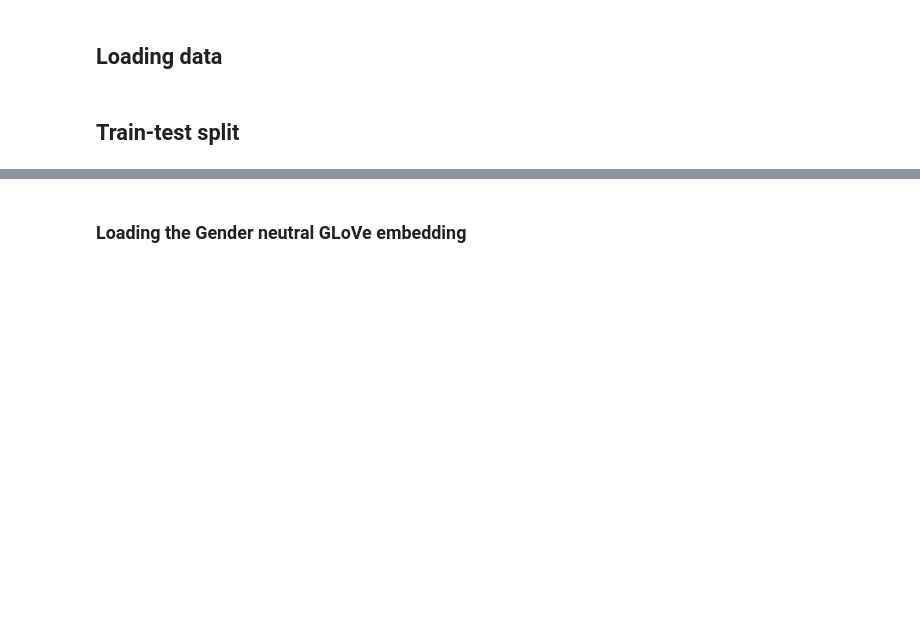
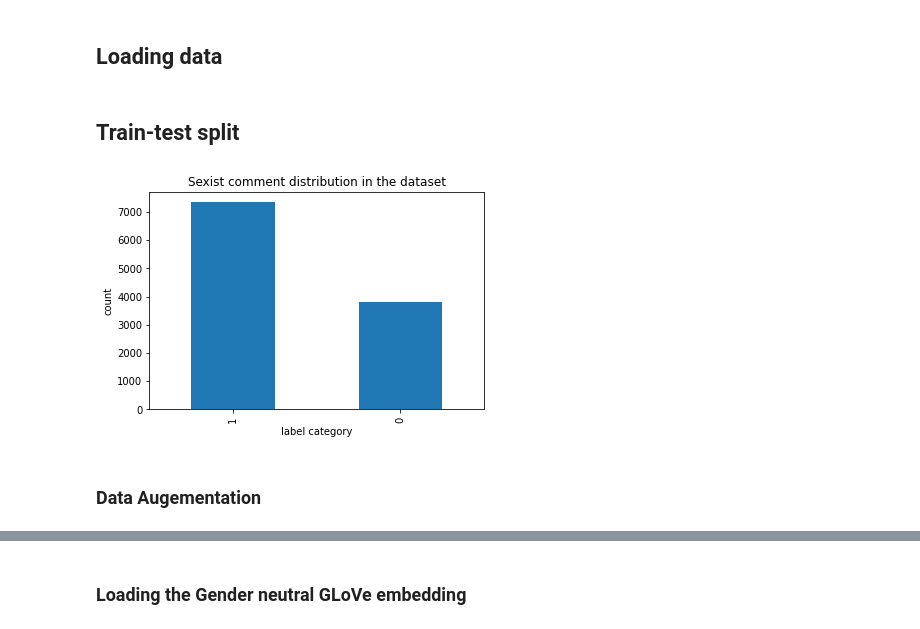
Before and after one commit to PadmajaVB/Sexist-Statement-Detection, a Jupyter notebook: SexistCommentDetection_large.ipynb, the cells around one changed output, grey strips where cells are left out. Cells and saved outputs as stored; diff of their text form; code cells hidden in the pictures; blank space fills up the shorter version.

```diff
--- a/SexistCommentDetection_large.ipynb
+++ b/SexistCommentDetection_large.ipynb
@@ -37,3 +56,17 @@ from tensorflow.keras.layers import Input, LSTM, SimpleRNN, Embedding, Dense, Fl
 ## Loading data
 # %% [markdown]
 ## Train-test split
+# %%
+df_train = pd.read_csv('/content/drive/MyDrive/AI-3 Project/data/Preprocessed data/train_dataset.csv')
+df_test = pd.read_csv('/content/drive/MyDrive/AI-3 Project/data/Preprocessed data/test_dataset.csv')
+df_val = pd.read_csv('/content/drive/MyDrive/AI-3 Project/data/Preprocessed data/val_dataset.csv')
+# %%
+df_train['Label'].value_counts().plot(kind='bar')
+plt.xlabel('label category')
+plt.ylabel('count')
+plt.title('Sexist comment distribution in the dataset')
+plt.show()
+# %% [output]
+[figure, added]
+# %% [markdown]
+### Data Augementation
```
Also changed, not shown: parts of 33 cells of this notebook.
